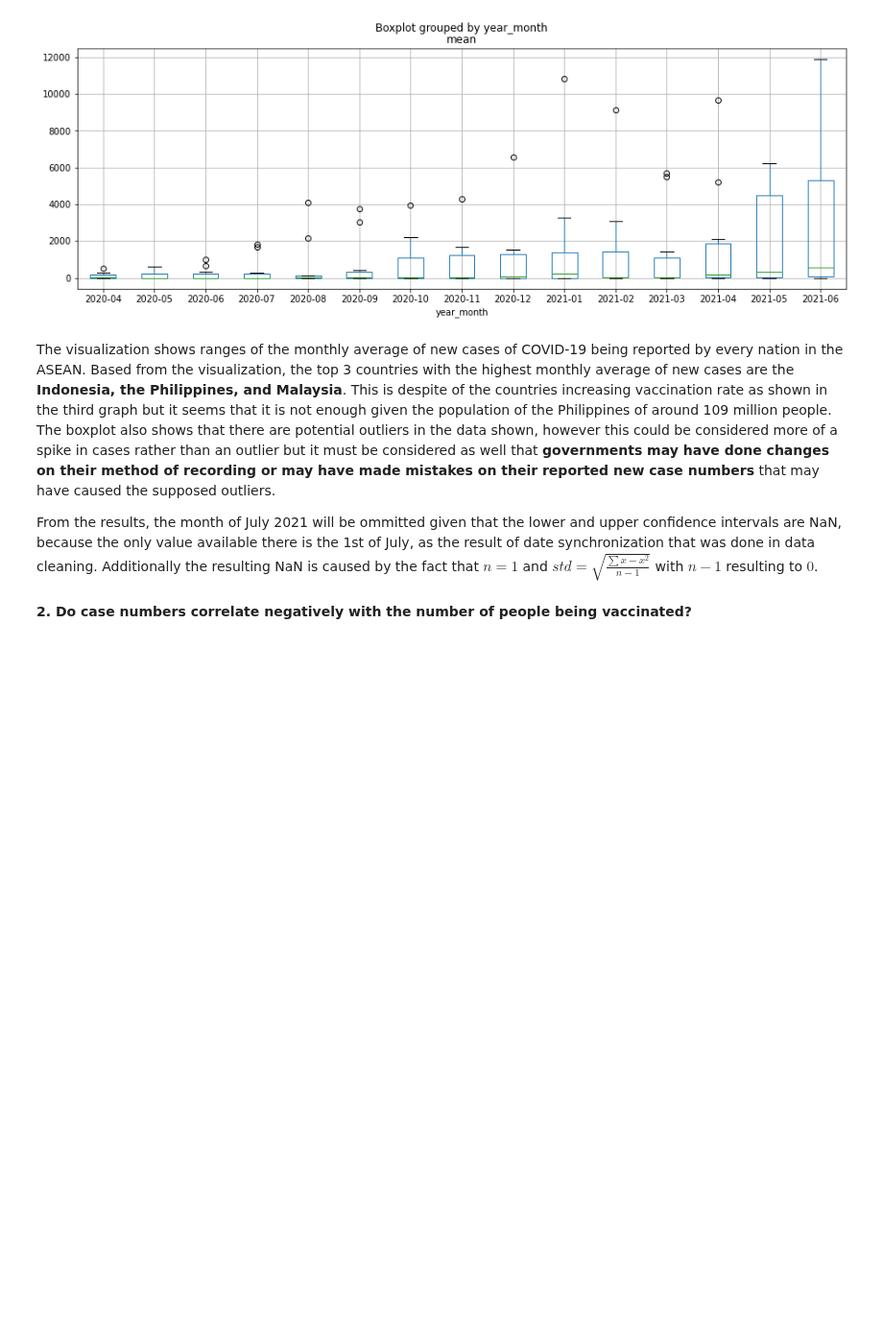
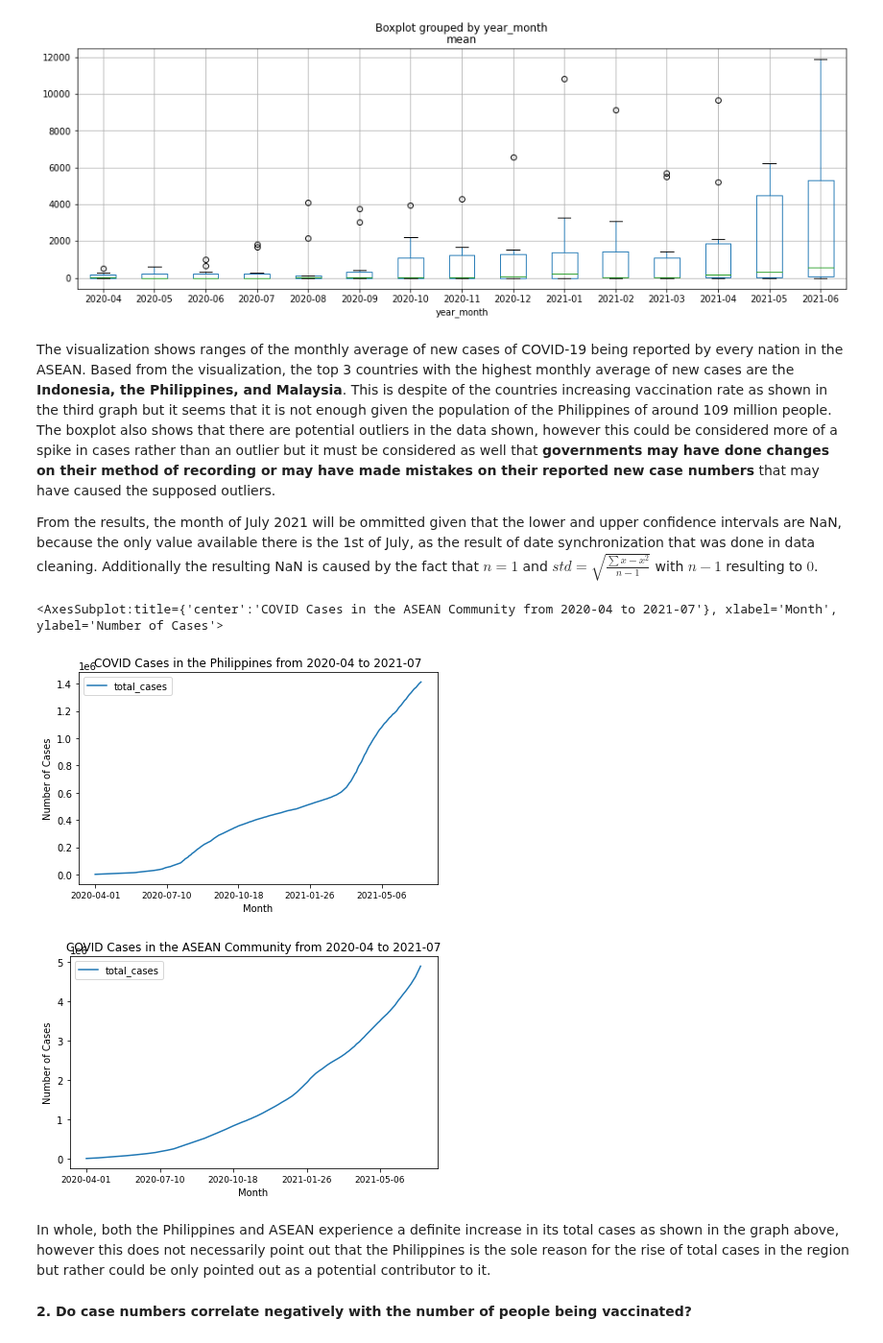
Before and after one commit to jm55/CSMODEL, a Jupyter notebook: COVID-19/COVID_Notebook.ipynb, the cells around one changed output. Shown at 96% size. Cells and saved outputs as stored; diff of their text form; code cells hidden in the pictures; blank space fills up the shorter version.

```diff
--- a/COVID-19/COVID_Notebook.ipynb
+++ b/COVID-19/COVID_Notebook.ipynb
@@ -411,6 +395,15 @@ df_indiv_monthly_totals.boxplot("mean", by="year_month", figsize=(15,5),autorang
 The visualization shows ranges of the monthly average of new cases of COVID-19 being reported by every nation in the ASEAN. Based from the visualization, the top 3 countries with the highest monthly average of new cases are the **Indonesia, the Philippines, and Malaysia**. This is despite of the countries increasing vaccination rate as shown in the third graph but it seems that it is not enough given the population of the Philippines of around 109 million people. The boxplot also shows that there are potential outliers in the data shown, however this could be considered more of a spike in cases rather than an outlier but it must be considered as well that **governments may have done changes on their method of recording or may have made mistakes on their reported new case numbers** that may have caused the supposed outliers.
 
 From the results, the month of July 2021 will be ommitted given that the lower and upper confidence intervals are NaN, because the only value available there is the 1st of July, as the result of date synchronization that was done in data cleaning. Additionally the resulting NaN is caused by the fact that $n=1$ and $std=\sqrt{ \frac{ \sum x-x^{2} }{n-1} }$ with $n-1$ resulting to $0$.
+# %%
+createCountryLineChart(covid_df, "PHL", "date", "total_cases", "Month", "Number of Cases", "COVID Cases in the Philippines from 2020-04 to 2021-07")
+createCountryLineChart(group_df,"MDL_SEA","date","total_cases", "Month", "Number of Cases", "COVID Cases in the ASEAN Community from 2020-04 to 2021-07")
+# %% [output]
+<AxesSubplot:title={'center':'COVID Cases in the ASEAN Community from 2020-04 to 2021-07'}, xlabel='Month', ylabel='Number of Cases'>
+[figure, added]
+[figure, added]
+# %% [markdown]
+In whole, both the Philippines and ASEAN experience a definite increase in its total cases as shown in the graph above, however this does not necessarily point out that the Philippines is the sole reason for the rise of total cases in the region but rather could be only pointed out as a potential contributor to it.
 # %% [markdown]
 **2. Do case numbers correlate negatively with the number of people being vaccinated?**
 # %% [markdown]
```
Also changed, not shown: parts of 8 cells of this notebook.
